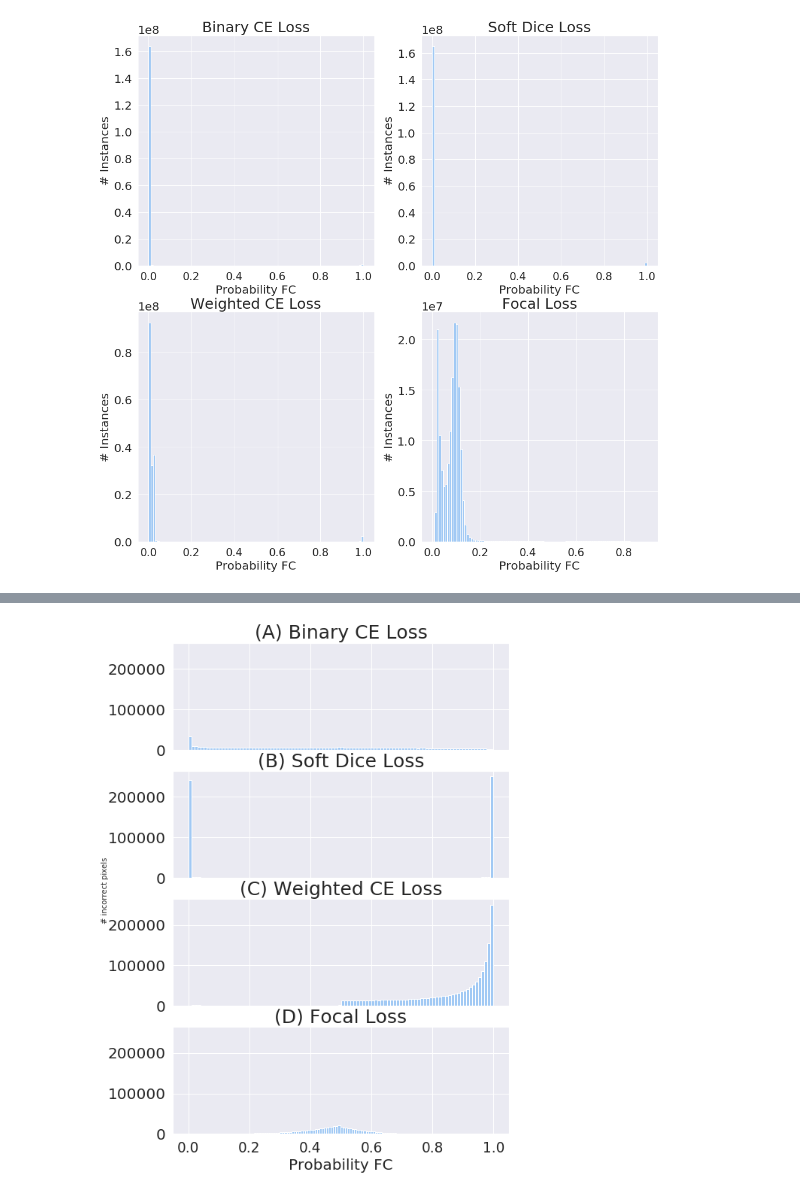
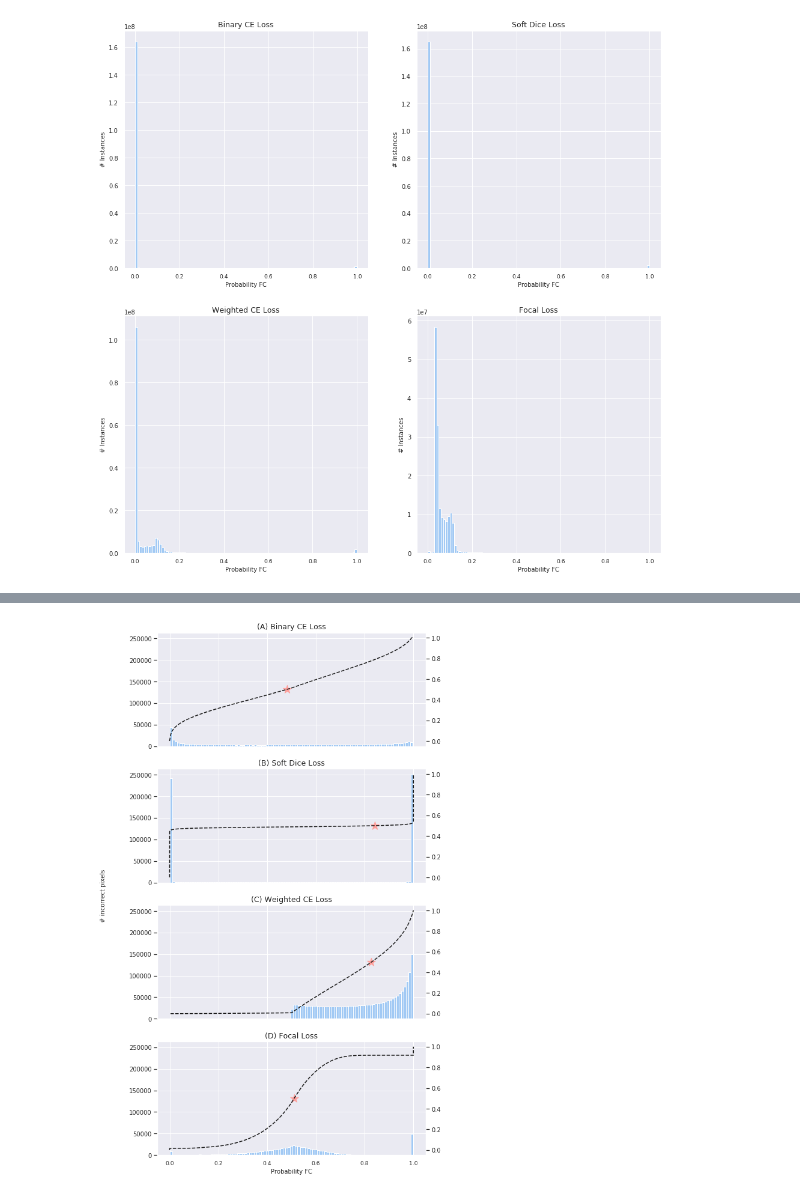
Before and after one commit to ad12/MedSegPy, a Jupyter notebook: analysis/loss_analysis.ipynb, the cells around one changed output, grey strips where cells are left out. Cells and saved outputs as stored; diff of their text form; code cells hidden in the pictures.

```diff
--- a/analysis/loss_analysis.ipynb
+++ b/analysis/loss_analysis.ipynb
@@ -14,14 +14,14 @@ sys.path.insert(0, '../')
 import matplotlib
 %matplotlib inline
 import matplotlib.pyplot as plt
-
+import matplotlib.ticker as plttic
 
 import os
 import numpy as np
 import scipy.io as sio
 
 import seaborn as sns
-fsize = 20
+fsize = 10
 params = {'legend.fontsize': fsize*0.925,
           'axes.labelsize': fsize,
           'axes.titlesize':fsize*1.25,
@@ -58,12 +58,12 @@ def load_recon_gt(dirpath):
     gt_data = np.asarray(gt_data)
     return recon_data.flatten(), gt_data.flatten()
 # %%
-num_bins = 100
+num_bins = 101
 
-bce_path = '/bmrNAS/people/arjun/msk_seg_networks/loss_limit/unet_2d/2018-10-28-06-23-04/test_results/'
+bce_path = '/bmrNAS/people/arjun/msk_seg_networks/loss_limit/unet_2d/2018-11-28-08-07-03/test_results/'
 dice_path = '/bmrNAS/people/arjun/msk_seg_networks/augment_limited/unet_2d/2018-11-07-16-05-15/test_results'
-wce_path = '/bmrNAS/people/arjun/msk_seg_networks/loss_limit/unet_2d/2018-10-21-00-49-34/test_results/'
-focal_path = '/bmrNAS/people/arjun/msk_seg_networks/loss_limit/unet_2d/2018-11-09-07-23-00/test_results/'
+wce_path = '/bmrNAS/people/arjun/msk_seg_networks/loss_limit/unet_2d/2018-11-27-22-23-38/test_results/'
+focal_path = '/bmrNAS/people/arjun/msk_seg_networks/loss_limit/unet_2d/2018-11-28-19-33-22/test_results'
 
 cpal = sns.color_palette("pastel", 4)
 # %%
@@ -96,7 +96,7 @@ draw_count(BCE_recon, axs[0][0], 'Binary CE Loss')
 
 plt.show()
 # %% [output]
-[figure, old version]
+[figure, new version]
 # %%
 def draw_incorrect(recon, gt, ax=None, title=None):
     false_positive_logits = np.asarray(recon <= 0.5, np.float64) * gt
@@ -112,25 +112,42 @@ def draw_incorrect(recon, gt, ax=None, title=None):
     if ax is None:
         return data.flatten()
 
-    ax.hist(data.flatten(), bins=num_bins, stacked=True)
+    data = data.flatten()
+
+    ax.hist(data, bins=num_bins, stacked=True)
     ax.set_xlabel('Probability FC')
     ax.set_title(title)
 
+    counts, bin_edges = np.histogram(data, bins=10000)
+    ax2 = ax.twinx()
+    ax2.grid(None)
+    cdf = np.cumsum(counts)
+    ax2.plot(bin_edges, np.insert(cdf/cdf[-1], 0, 0), linestyle='dashed', color='k')
+    ax2.set_yticks([0, 0.2, 0.4, 0.6, 0.8, 1])
+
+    normalized_cdf = cdf/cdf[-1]
+    d_center = np.abs(normalized_cdf - 0.5);
+    print('Center density - %s: %0.3f' % (title, bin_edges[np.argmin(d_center)]))
+
+    ax2.scatter(bin_edges[np.argmin(d_center)], normalized_cdf[np.argmin(d_center)], s=200, color='r', marker='*')
+
+    return data.flatten()
+
 
 # Initialize figure
-fig, axs = plt.subplots(4, 1, figsize=(8,12), sharey=True, sharex=True)
+fig, axs = plt.subplots(4, 1, figsize=(8,16), sharey=True, sharex=True)
 
 # BCE
-draw_incorrect(BCE_recon, BCE_gt, axs[0], '(A) Binary CE Loss')
+BCE = draw_incorrect(BCE_recon, BCE_gt, axs[0], '(A) Binary CE Loss')
 
 # Dice
-draw_incorrect(Dice_recon, Dice_gt, axs[1], '(B) Soft Dice Loss')
+Dice = draw_incorrect(Dice_recon, Dice_gt, axs[1], '(B) Soft Dice Loss')
 
 # WCE
-draw_incorrect(WCE_recon, WCE_gt, axs[2], '(C) Weighted CE Loss')
+WCE = draw_incorrect(WCE_recon, WCE_gt, axs[2], '(C) Weighted CE Loss')
 
 # Focal Loss
-draw_incorrect(FL_recon, FL_gt, axs[3], '(D) Focal Loss')
+Focal = draw_incorrect(FL_recon, FL_gt, axs[3], '(D) Focal Loss')
 
 fig.text(-0.04, 0.5, '# incorrect pixels', va='center', rotation='vertical')
 
@@ -140,3 +161,3 @@ for ax in axs:
-[figure, old version]
+[figure, new version]
 # %%
 # New figure
```
Also changed, not shown: parts of 10 cells of this notebook, 4 other files.
